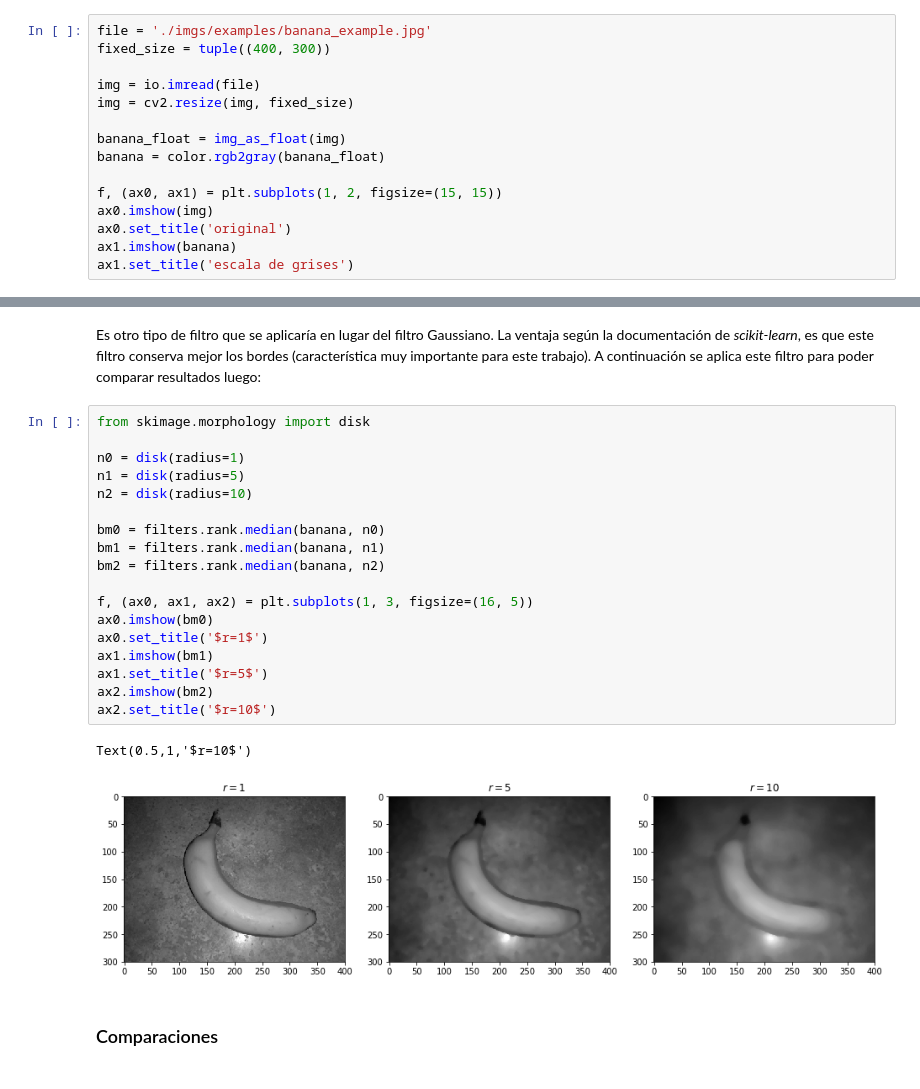
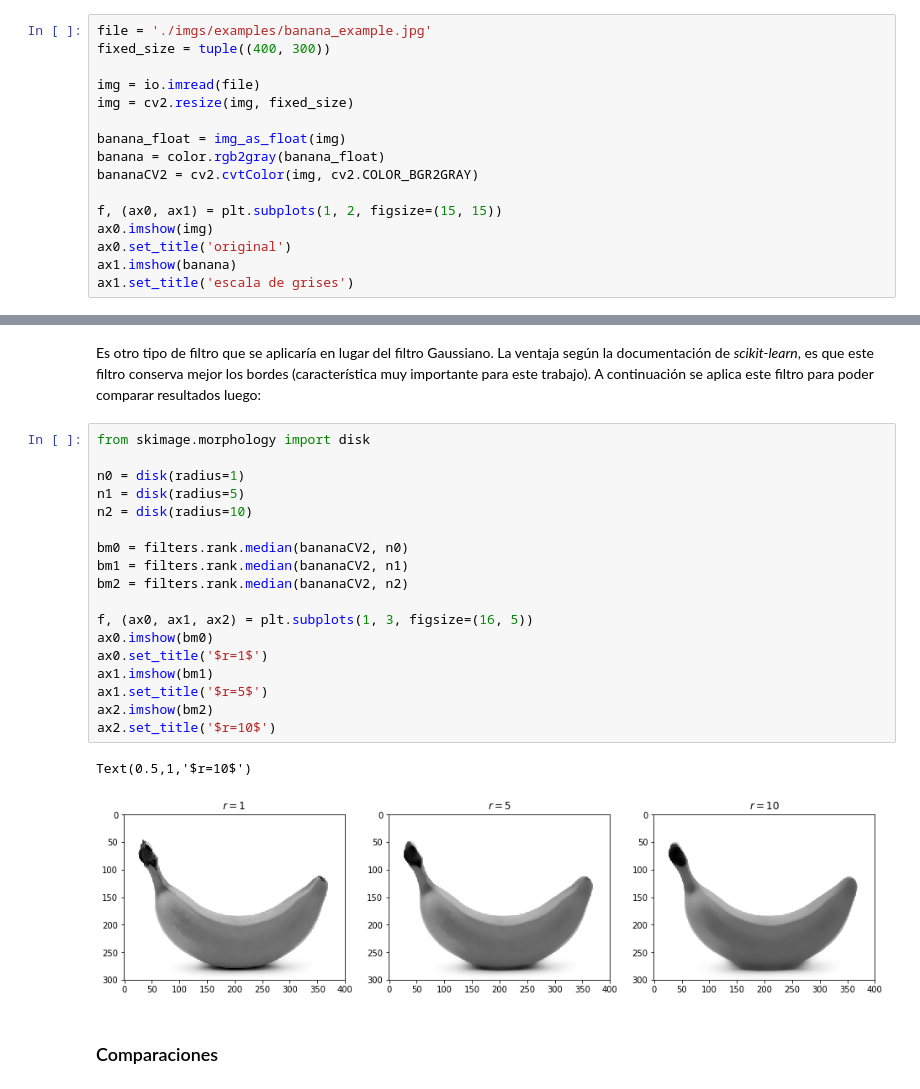
Before and after one commit to gonzafernan/fruit-classifier, a Jupyter notebook: 02-filtracion.ipynb, the cells around one changed output, grey strips where cells are left out. Cells and saved outputs as stored; diff of their text form.

```diff
--- a/02-filtracion.ipynb
+++ b/02-filtracion.ipynb
@@ -25,6 +25,7 @@ img = cv2.resize(img, fixed_size)
 
 banana_float = img_as_float(img)
 banana = color.rgb2gray(banana_float)
+bananaCV2 = cv2.cvtColor(img, cv2.COLOR_BGR2GRAY)
 
 f, (ax0, ax1) = plt.subplots(1, 2, figsize=(15, 15))
 ax0.imshow(img)
@@ -271,24 +274,24 @@ Es otro tipo de filtro que se aplicaría en lugar del filtro Gaussiano. La venta
 # %%
 from skimage.morphology import disk
 
 n0 = disk(radius=1)
 n1 = disk(radius=5)
 n2 = disk(radius=10)
 
-bm0 = filters.rank.median(banana, n0)
-bm1 = filters.rank.median(banana, n1)
-bm2 = filters.rank.median(banana, n2)
+bm0 = filters.rank.median(bananaCV2, n0)
+bm1 = filters.rank.median(bananaCV2, n1)
+bm2 = filters.rank.median(bananaCV2, n2)
 
 f, (ax0, ax1, ax2) = plt.subplots(1, 3, figsize=(16, 5))
 ax0.imshow(bm0)
 ax0.set_title('$r=1$')
 ax1.imshow(bm1)
 ax1.set_title('$r=5$')
 ax2.imshow(bm2)
 ax2.set_title('$r=10$')
 # %% [output]
 Text(0.5,1,'$r=10$')
-[figure, old version]
+[figure, new version]
 # %% [markdown]
 ### Comparaciones
 # %% [markdown]
```
Also changed, not shown: parts of 13 cells of this notebook, 9 other files.
